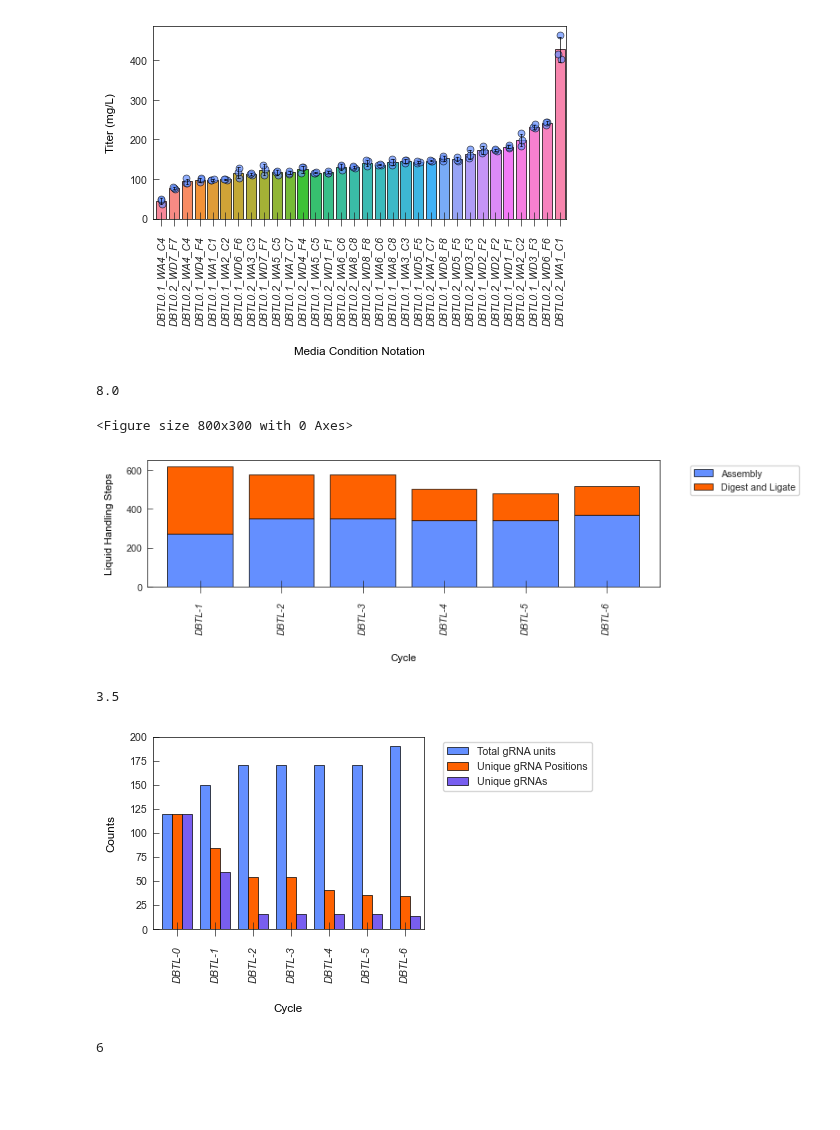
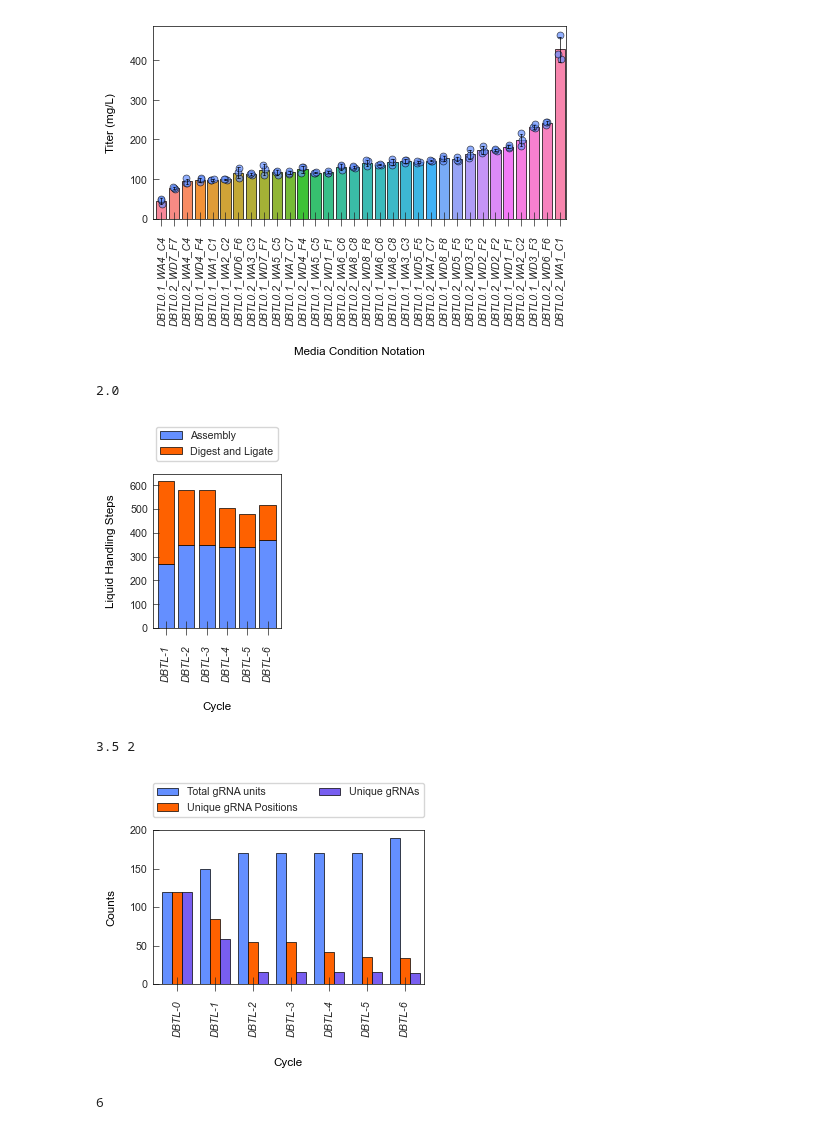
Before and after one commit to JBEI/Isoprenol_CRISPRi, a Jupyter notebook: CRISPRi_Figures.ipynb, the cells around one changed output. Cells and saved outputs as stored; diff of their text form; code cells hidden in the pictures; blank space fills up the shorter version.

```diff
--- a/CRISPRi_Figures.ipynb
+++ b/CRISPRi_Figures.ipynb
@@ -274,38 +274,35 @@ plt.show()
 # %%
 fig="Dispenses"
 df = pd.read_csv('Figure_Data\\241001_CRISPRi_Dispenses.csv')
 data_dispenses = df.copy()
 
 # Set the palette
 sns.set_palette(palette=enmax_palette)
 
 # Pivot the data for the stacked bar plot
 stacked_data = data_dispenses.pivot_table(index='Cycle', columns='Stage', values='Dispenses', aggfunc='sum', fill_value=0)
 
-w = len(data)/12
+w = len(data_dispenses)/6
 print(w)
 
-plt.figure(figsize=(w, 3))
-
 # Plot the stacked bar chart
-ax = stacked_data.plot(kind='bar', stacked=True, width=0.8, figsize=(w, 2.5), linewidth =line_size, edgecolor="0",)
+ax = stacked_data.plot(kind='bar', stacked=True, width=0.8, figsize=(w, 3.15), linewidth =line_size, edgecolor="0",)
 
 # Set labels and formatting
 plt.xlabel('Cycle', labelpad=15)
 plt.ylabel('Liquid Handling Steps', labelpad=10)
 plt.xticks(rotation='vertical', style='italic')
 
 # Add legend
-plt.legend(title='',labels=['Assembly','Digest and Ligate'], bbox_to_anchor=(1.05, 1), loc='upper left')
+plt.legend(title='',labels=['Assembly','Digest and Ligate'], bbox_to_anchor=(0.5, 1.05), loc='lower center')
 
 # Tighten layout and show the plot
 plt.tight_layout()
-plt.savefig(f'Figure_Export/{fig}.svg', dpi=1200, bbox_inches='tight')
+plt.savefig(f'Figure_Export/{fig}.svg', dpi=1200, bbox_inches='tight', transparent=True)
 plt.show()
 # %% [output]
-8.0
+2.0
-<Figure size 800x300 with 0 Axes>
-[figure, old version]
+[figure, new version]
 # %%
 #KO_Strains
 fig="Strains"
@@ -315,8 +312,9 @@ data=df.copy()
 sns.set_palette(palette=enmax_palette)
 
 w=len(data)/6
-print(w)
-plt.figure(figsize=(w,2.5))
+h=2
+print(w,h)
+plt.figure(figsize=(w,h))
 
 #plot stripplot overlaid on a barplot
 with sns.color_palette():
@@ -329,7 +327,7 @@ with sns.color_palette():
 #format axes and legend
 plt.xlabel('Cycle', labelpad=15)
 plt.ylabel('Counts', labelpad=10)
-plt.legend(legend_handles, labels, title='', bbox_to_anchor=(1.05, 1), loc='upper left')
+plt.legend(legend_handles, labels, title='', bbox_to_anchor=(0.5, 1.05), loc='lower center', ncol=2)
 
 
 plt.ylim(0,200)
@@ -337,11 +335,11 @@ plt.xticks(rotation='vertical',style='italic')
 
 ax.set_xlim(-0.65,None)
 
-plt.savefig(f'Figure_Export\\{fig}.svg',dpi=1200, bbox_inches = 'tight')
+plt.savefig(f'Figure_Export\\{fig}.svg',dpi=1200, bbox_inches = 'tight', transparent=True)
 plt.show()
 # %% [output]
-3.5
+3.5 2
-[figure, old version]
+[figure, new version]
 # %%
 import pandas as pd
 import seaborn as sns
```
Also changed, not shown: parts of 4 cells of this notebook, 11 other files.
